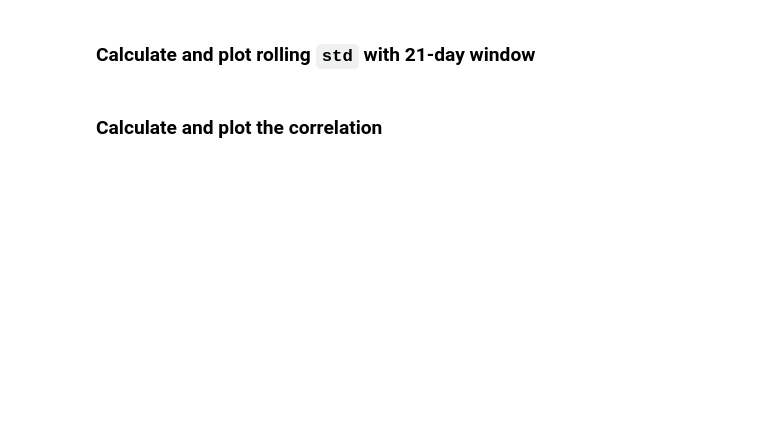
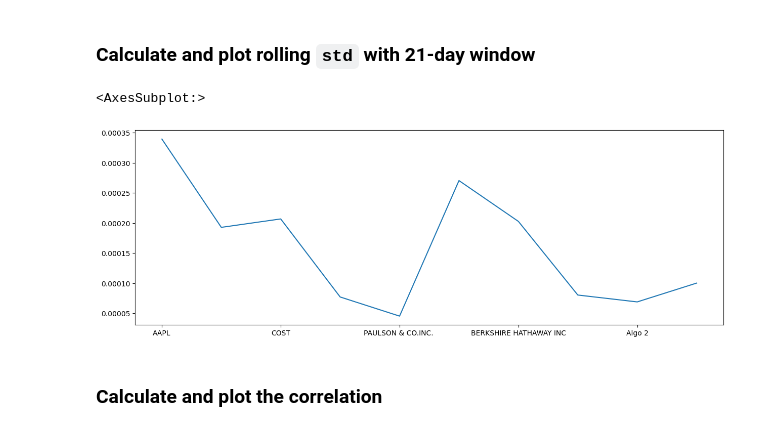
Before and after one commit to idamanue/Whale_analysis, a Jupyter notebook: whale_analysis.ipynb, the cells around one changed output. Cells and saved outputs as stored; diff of their text form; code cells hidden in the pictures; blank space fills up the shorter version.

```diff
--- a/whale_analysis.ipynb
+++ b/whale_analysis.ipynb
@@ -425,3 +459,8 @@ NameError: name 'pd' is not defined
 # Reset Date index
 # %%
 # Reorganize portfolio data by having a column per symbol
+columns = ["Apple_symbol", "AAPL", "GOOG_symbol", "GOOG", "Cost_symbol", "COST"]
+
+combined_portfolio.columns= columns
+combined_portfolio.drop(columns = ["Apple_symbol", "GOOG_symbol", "Cost_symbol"], inplace = True)
+combined_portfolio.head()
@@ -428,7 +475,9 @@ NameError: name 'pd' is not defined
 # %%
 # Calculate daily returns
 daily_returns_portfolio = combined_portfolio.pct_change()
+
 # Drop NAs
-combined_portfolio.drop(NA)
+daily_returns_portfolio.dropna(inplace = True)
+
 # Display sample data
-combined_portfolio
+daily_returns_portfolio.sample()
@@ -445,3 +504,6 @@ portfolio_returns
 ## Join your portfolio returns to the DataFrame that contains all of the portfolio returns
 # %%
 # Join your returns DataFrame to the original returns DataFrame
+
+combined = pd.concat([daily_returns_portfolio, combined_df], axis="columns", join = "inner")
+combined.head()
@@ -448,2 +517,4 @@ portfolio_returns
 # %%
 # Only compare dates where return data exists for all the stocks (drop NaNs)
+combined.dropna(inplace = True)
+combined.head()
@@ -457,8 +544,13 @@ portfolio_returns
 ### Calculate and plot rolling `std` with 21-day window
 # %%
 # Calculate rolling standard deviation
+rolling_combined_std = combined.rolling(window=21).cov(combined).std()
 
-# Plot rolling standard deviation
+# Plot the rolling standard deviation
+rolling_combined_std.plot(figsize = (15,5))
+# %% [output]
+<AxesSubplot:>
+[figure, added]
 # %% [markdown]
 ### Calculate and plot the correlation
 # %%
```
Also changed, not shown: parts of 18 cells of this notebook.
